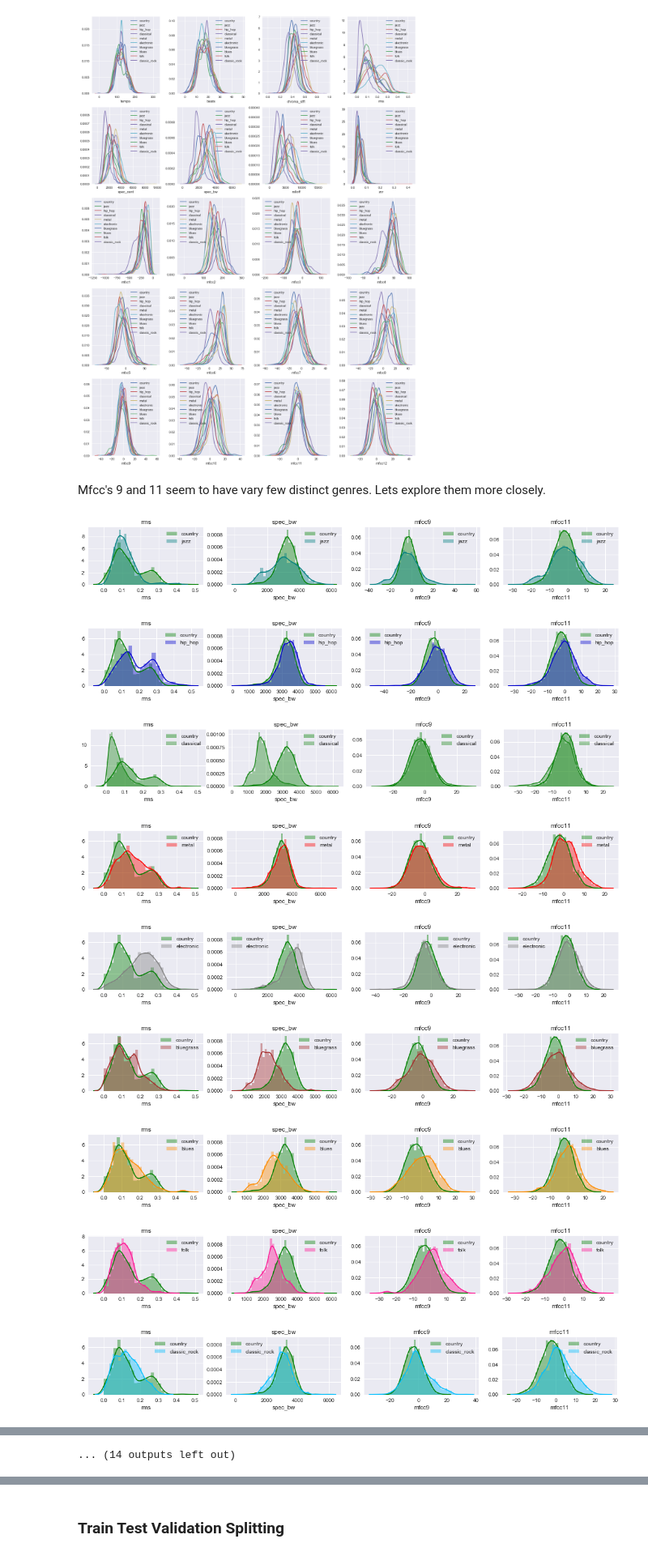
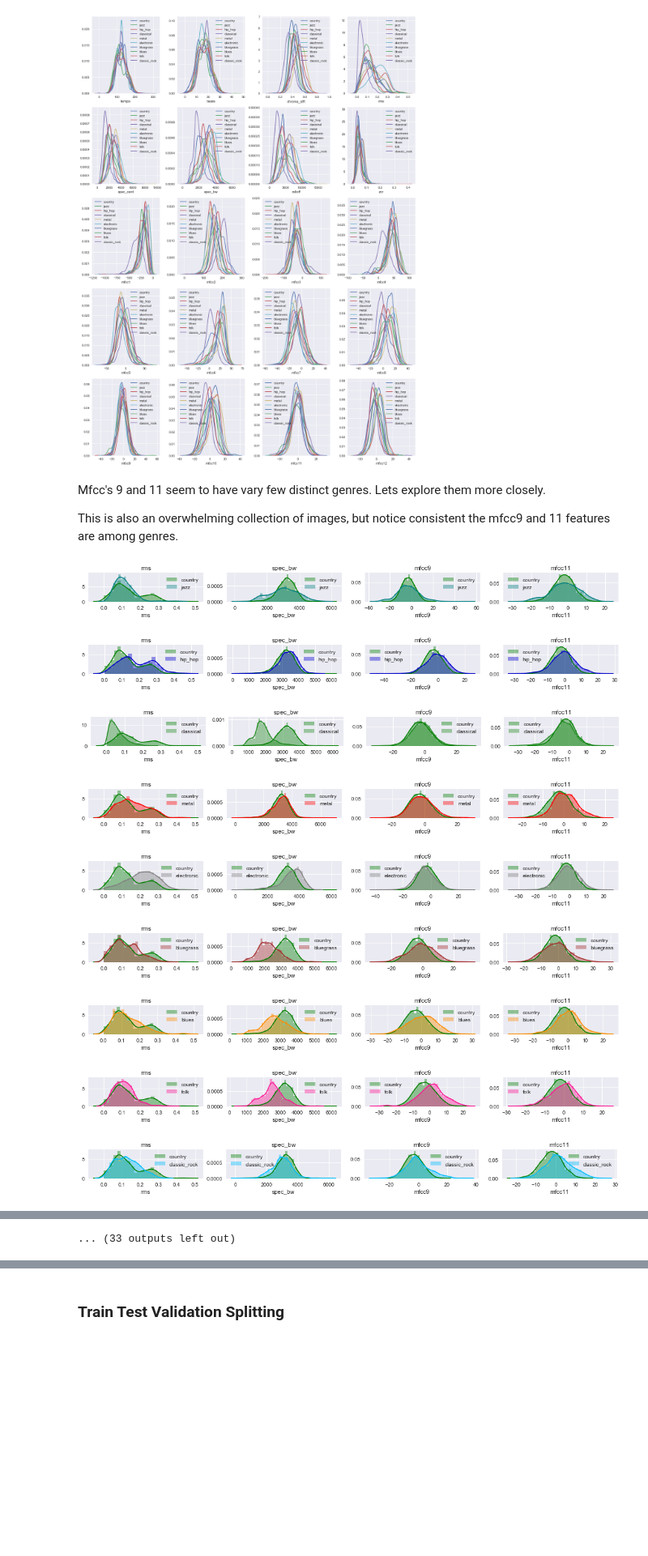
Before and after one commit to Patrickbfuller/classify_genre, a Jupyter notebook: extra_genres.ipynb, the cells around one changed output, grey strips where cells are left out. Shown at 81% size. Saved outputs shown, nothing was run; the diff lists cells and outputs as text; code cells hidden in the pictures; blank space fills up the shorter version.

```diff
--- a/extra_genres.ipynb
+++ b/extra_genres.ipynb
@@ -108,32 +108,34 @@ plt.tight_layout()
 [figure]
 # %% [markdown]
 Mfcc's 9 and 11 seem to have vary few distinct genres. Lets explore them more closely.
+
+This is also an overwhelming collection of images, but notice consistent the mfcc9 and 11 features are among genres.
 # %%
 cols = ['rms', 'spec_bw', 'mfcc9', 'mfcc11']
 colors={
     genre:color for genre, color in zip(df.genre.unique(),[
         'green', 'teal', 'mediumblue', 'forestgreen', 'red',
         'gray', 'brown', 'darkorange', 'deeppink', 'deepskyblue'
     ])
 }
 for g1, g2 in itertools.combinations(df.genre.unique(), 2):
-    plt.figure(figsize=(18,2))
+    plt.figure(figsize=(18,1))
     for i, col in enumerate(cols, start=1):
         plt.subplot(1, len(cols), i)
         s1 = df.loc[df.genre == g1, col]
         s2 = df.loc[df.genre == g2, col]
         sns.distplot(s1, label=g1, color=colors[g1])
         sns.distplot(s2, label=g2, color=colors[g2])
         plt.title(col)
         plt.legend()
     plt.show()
 # %% [output]
-[figure, old version]
+[figure, new version]
-[figure, old version]
+[figure, new version]
-[figure, old version]
+[figure, new version]
-[figure, old version]
+[figure, new version]
-[figure, old version]
+[figure, new version]
-[figure, old version]
+[figure, new version]
-[figure, old version]
+[figure, new version]
-[figure, old version]
+[figure, new version]
-[figure, old version]
+[figure, new version]
@@ -143 +145 @@ for g1, g2 in itertools.combinations(df.genre.unique(), 2):
-... (14 outputs left out)
+... (33 outputs left out)
```
Also changed, not shown: parts of 8 cells of this notebook.
